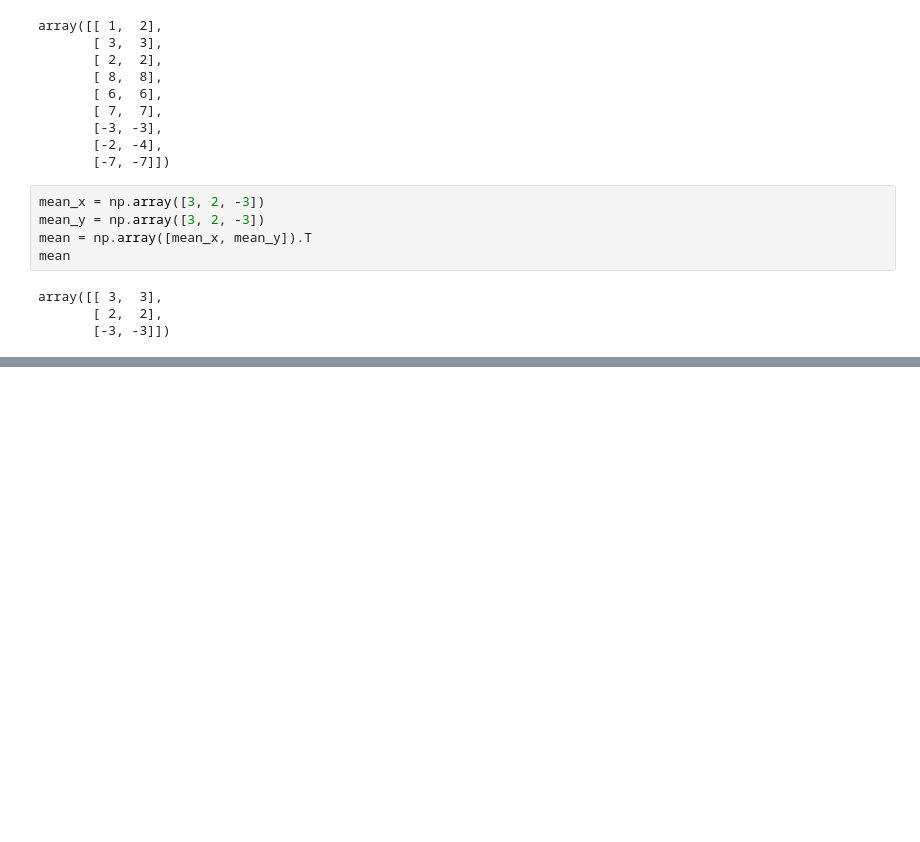
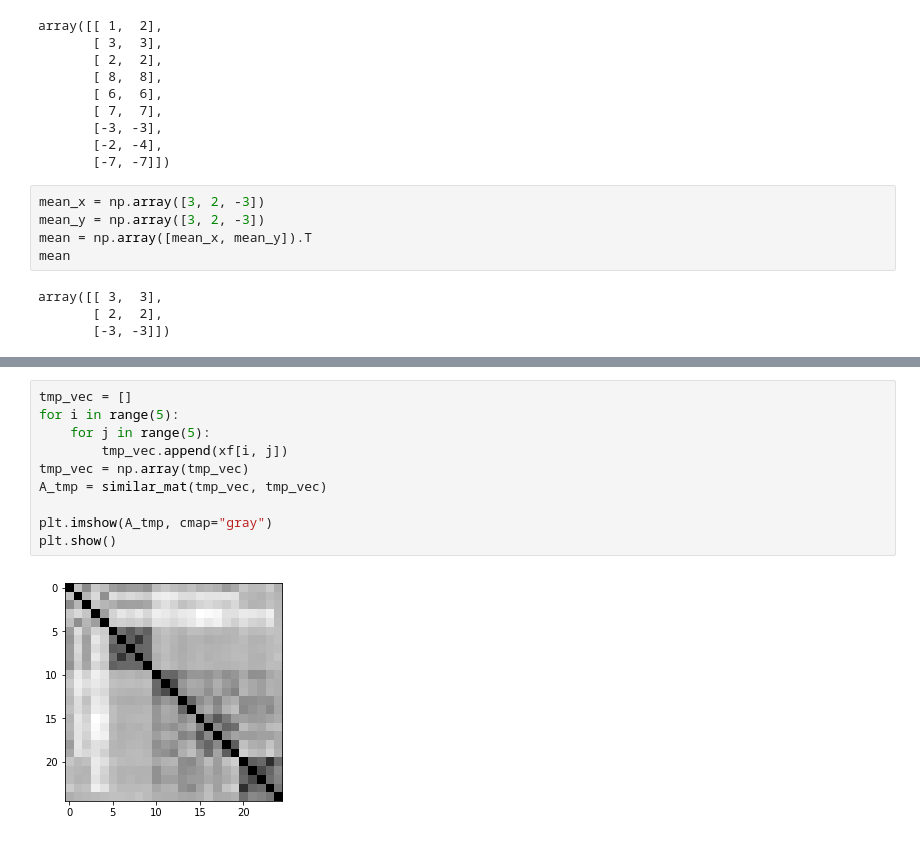
Before and after one commit to nekoteoj/pattern-recognition-work, a Jupyter notebook: HW3/HW3.ipynb, the cells around one changed output, grey strips where cells are left out. Drawn from its saved outputs; the diff is of its cells as text; blank space fills up the shorter version.

```diff
--- a/HW3/HW3.ipynb
+++ b/HW3/HW3.ipynb
@@ -94,0 +146,12 @@ plt.show()
+# %%
+tmp_vec = []
+for i in range(5):
+    for j in range(5):
+        tmp_vec.append(xf[i, j])
+tmp_vec = np.array(tmp_vec)
+A_tmp = similar_mat(tmp_vec, tmp_vec)
+
+plt.imshow(A_tmp, cmap="gray")
+plt.show()
+# %% [output]
+[figure, added]
```
Also changed, not shown: parts of 23 cells of this notebook.
